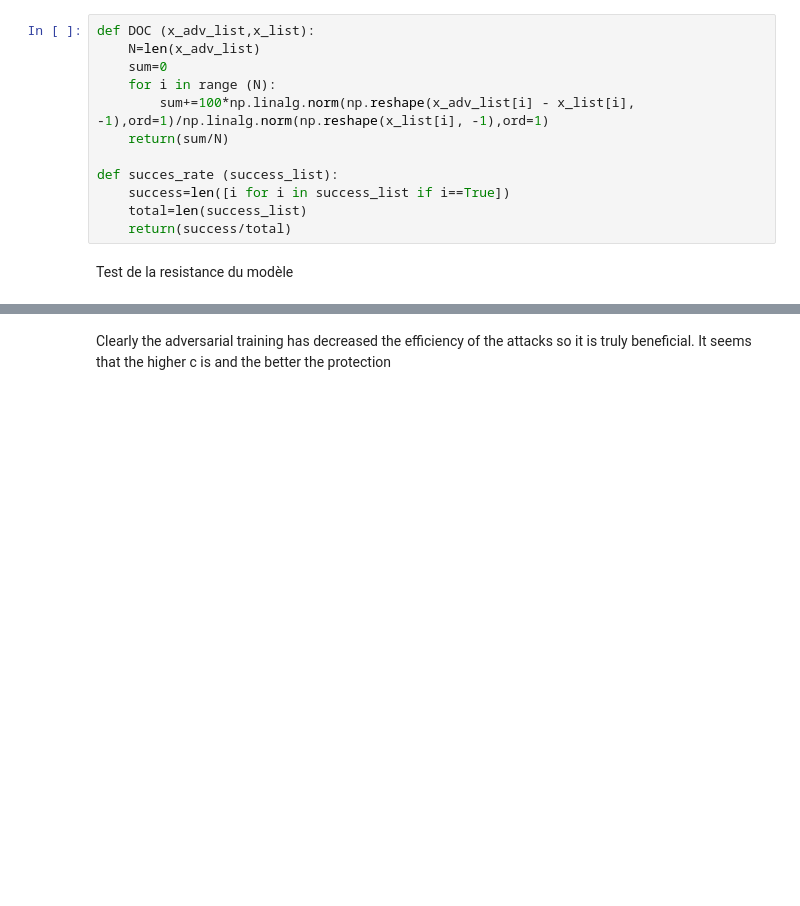
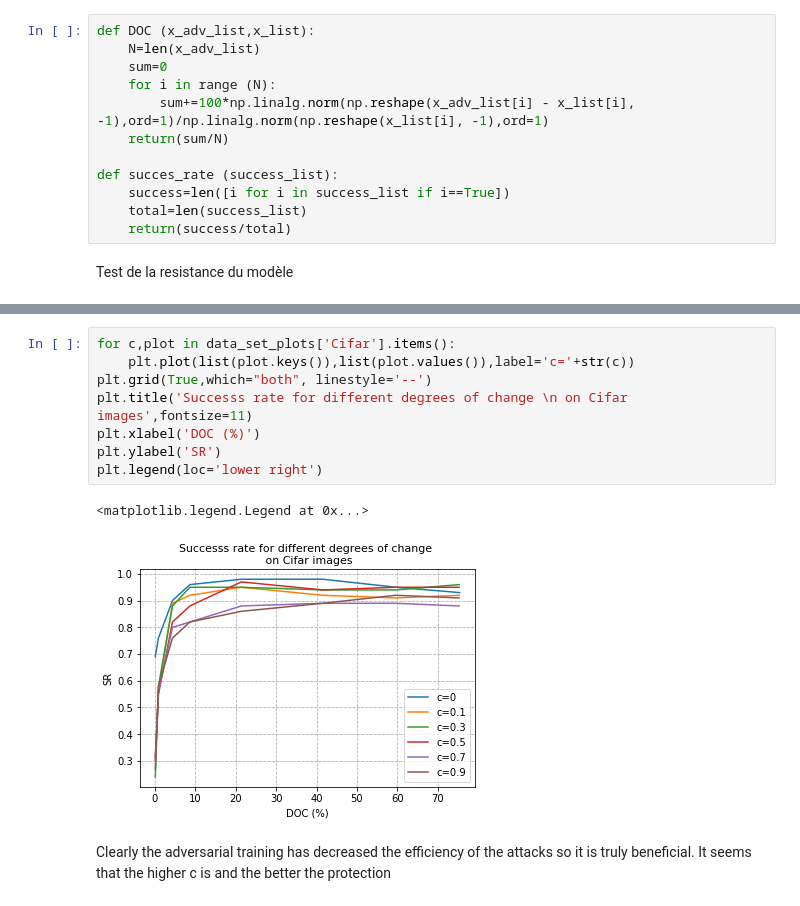
Before and after one commit to cedricgoubard/benchmark-adversarial-attacks, a Jupyter notebook: notebooks/Adversarial training.ipynb, the cells around one changed output, grey strips where cells are left out. Saved outputs shown, nothing was run; the diff lists cells and outputs as text; blank space fills up the shorter version.

```diff
--- a/notebooks/Adversarial training.ipynb
+++ b/notebooks/Adversarial training.ipynb
@@ -305,3 +359,14 @@ plt.legend(loc='upper left')
+# %%
+for c,plot in data_set_plots['Cifar'].items():
+    plt.plot(list(plot.keys()),list(plot.values()),label='c='+str(c))
+plt.grid(True,which="both", linestyle='--')
+plt.title('Successs rate for different degrees of change \n on Cifar images',fontsize=11)
+plt.xlabel('DOC (%)')
+plt.ylabel('SR')
+plt.legend(loc='lower right')
+# %% [output]
+<matplotlib.legend.Legend at 0x...>
+[figure, added]
 # %% [markdown]
 Clearly the adversarial training has decreased the efficiency of the attacks so it is truly beneficial. It seems that the higher c is and the better the protection
 # %% [markdown]
```
Also changed, not shown: parts of 21 cells of this notebook, 12 other files.
